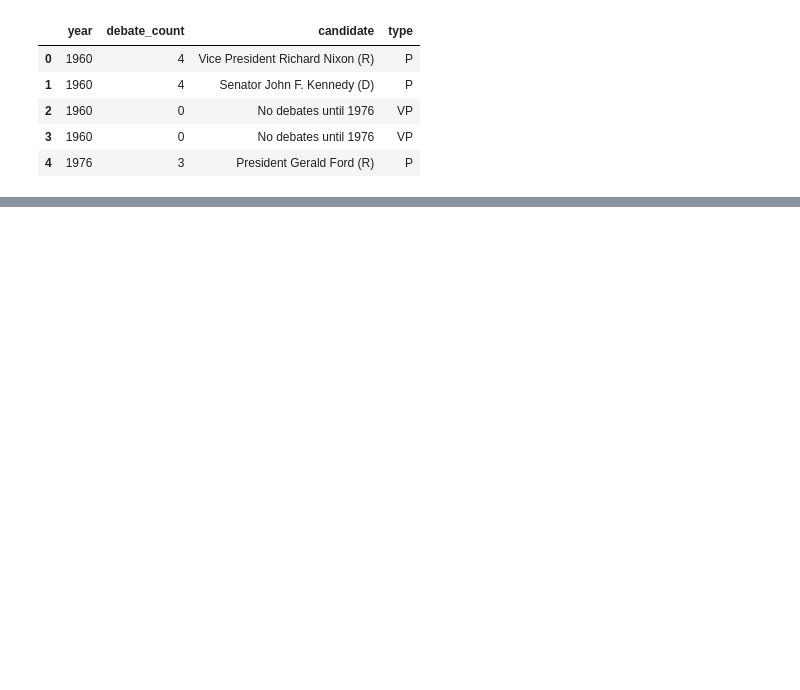
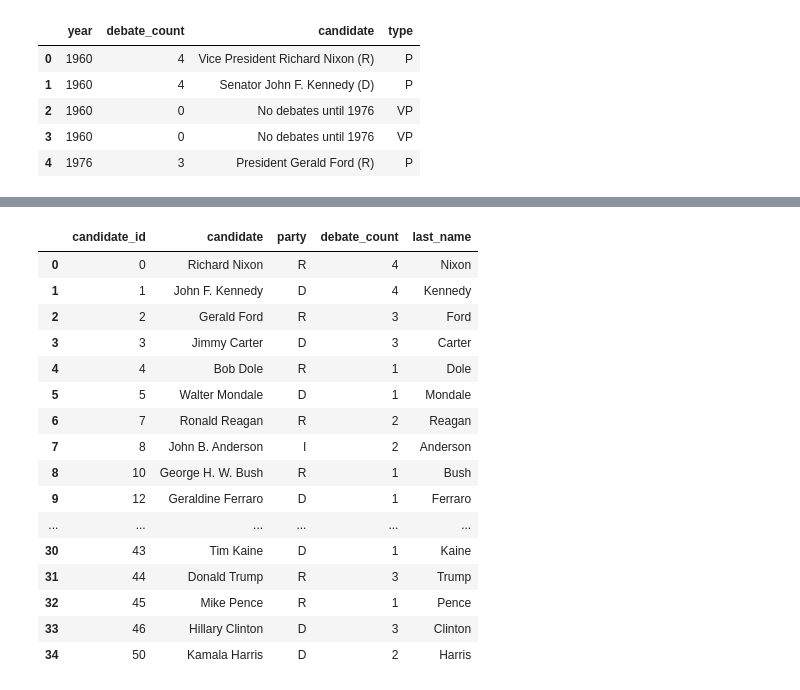
Before and after one commit to gdagger/US-Presidential-Debate-Dialogue-Analysis, a Jupyter notebook: data_exploration.ipynb, the cells around one changed output, grey strips where cells are left out. Saved outputs shown, nothing was run; the diff lists cells and outputs as text; code cells hidden in the pictures; blank space fills up the shorter version.

Commit message:
Made three 3nf tables

```diff
--- a/data_exploration.ipynb
+++ b/data_exploration.ipynb
@@ -443,7 +331,0 @@ soup = BeautifulSoup(page.content, 'html.parser')
-# %%
-table = soup.find_all('table')[2]
-
-vp_winners = []
-
-for a in table.find_all('a')[13:62]:
-    vp_winners.append(a.text.split(',')[0])
@@ -465,0 +332,17 @@ debate_dialogue_df
+# %%
+# Create list of candidate titles
+titles = ['Former Vice President', 'Vice President', 'President',  'Former Senator', 'Senator', 'Former Governor',
+          'Governor', 'Congressman', 'Congresswoman', 'Businessman', 'Ret. Vice Admiral', 'Former HUD Secretary',
+          'Former Secretary of State']
+
+# Define function to return the title string contained in candidate name
+def title_split(a):
+    for title in titles:
+        if title in a:
+            return title
+
+# Create new title column
+candidates_df['title'] = candidates_df['candidate'].apply(lambda x: title_split(x))
+
+# Fix existing candidate column name to remove title
+candidates_df['candidate'] = candidates_df['candidate'].apply(lambda x: x.split(title_split(x))[1])
@@ -465,0 +380,31 @@ debate_dialogue_df
+# %%
+candidates_df.sort_values('year')
+
+# candidates = candidates_df.groupby(['candidate', 'party'], as_index=False).sum()
+candidates = candidates_df.drop_duplicates(subset='candidate')
+
+candidates = candidates[['candidate', 'party', 'debate_count', 'last_name']]
+
+candidates = candidates.reset_index().rename(columns={'index':'candidate_id'})
+
+candidates.to_csv('./Tables/candidates.csv')
+
+candidates
+# %% [output]
+|  | candidate_id | candidate | party | debate_count | last_name |
+| 0 | 0 | Richard Nixon | R | 4 | Nixon |
+| 1 | 1 | John F. Kennedy | D | 4 | Kennedy |
+| 2 | 2 | Gerald Ford | R | 3 | Ford |
+| 3 | 3 | Jimmy Carter | D | 3 | Carter |
+| 4 | 4 | Bob Dole | R | 1 | Dole |
+| 5 | 5 | Walter Mondale | D | 1 | Mondale |
+| 6 | 7 | Ronald Reagan | R | 2 | Reagan |
+| 7 | 8 | John B. Anderson | I | 2 | Anderson |
+| 8 | 10 | George H. W. Bush | R | 1 | Bush |
+| 9 | 12 | Geraldine Ferraro | D | 1 | Ferraro |
+| ... | ... | ... | ... | ... | ... |
+| 30 | 43 | Tim Kaine | D | 1 | Kaine |
+| 31 | 44 | Donald Trump | R | 3 | Trump |
+| 32 | 45 | Mike Pence | R | 1 | Pence |
+| 33 | 46 | Hillary Clinton | D | 3 | Clinton |
+| 34 | 50 | Kamala Harris | D | 2 | Harris |
```
Also changed, not shown: parts of 26 cells of this notebook, 4 other files.
